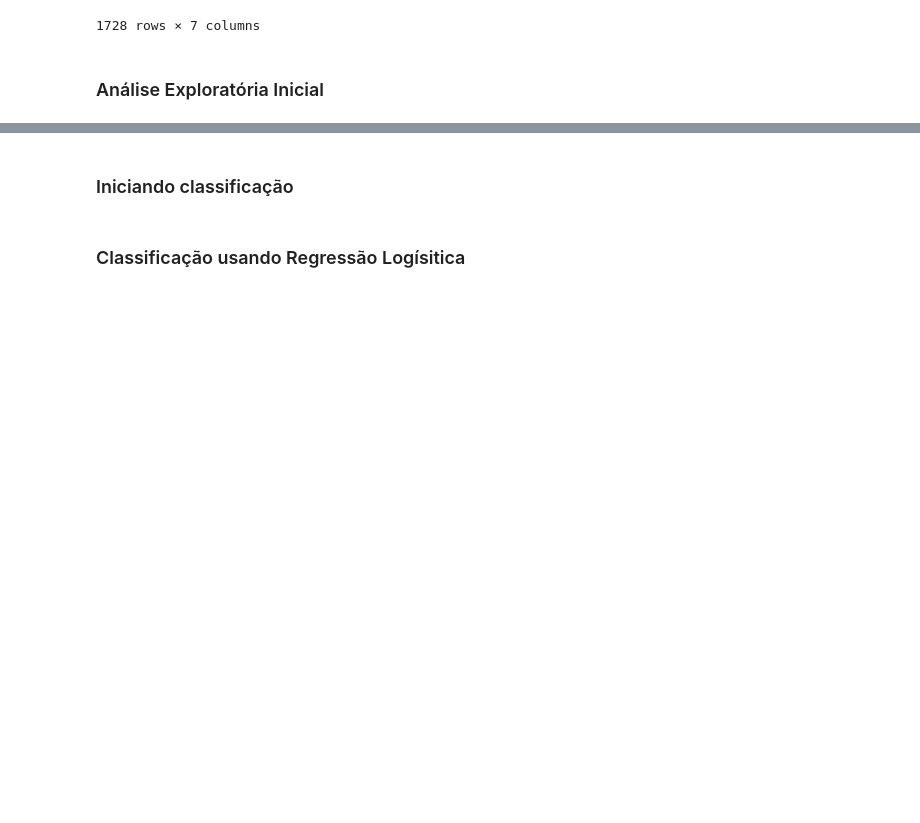
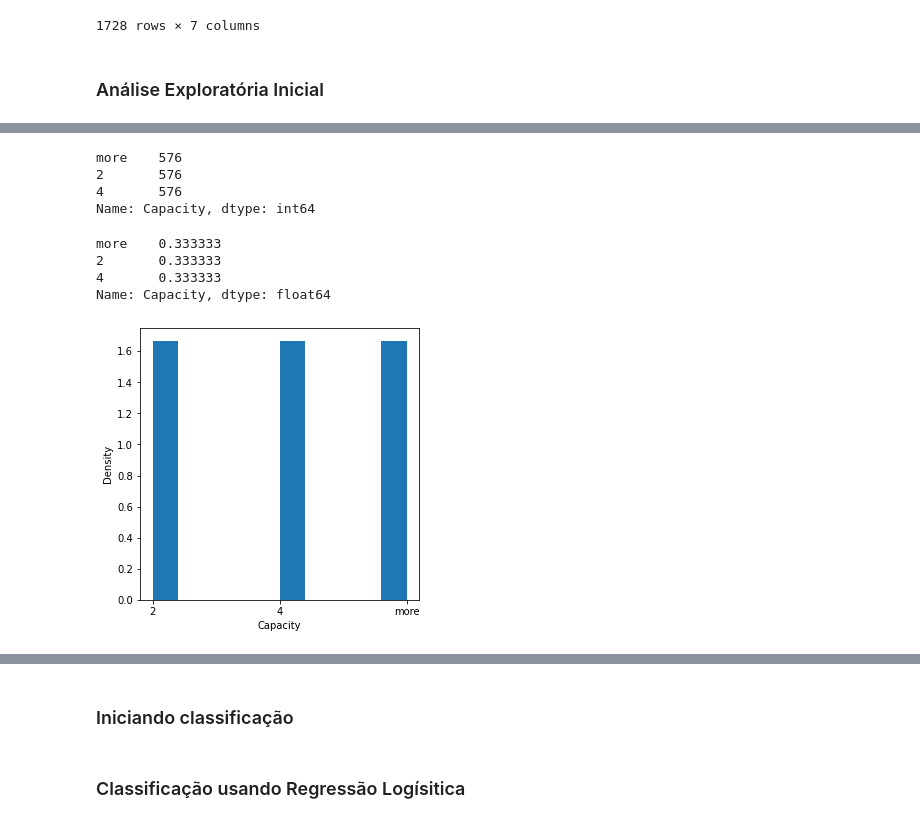
Before and after one commit to josermf2/Projeto2_CDADOS, a Jupyter notebook: Projeto_2_Eduardo_Fabio_Jose_Lucca_CDADOS.ipynb, the cells around one changed output, grey strips where cells are left out. Cells and saved outputs as stored; diff of their text form; code cells hidden in the pictures; blank space fills up the shorter version.

```diff
--- a/Projeto_2_Eduardo_Fabio_Jose_Lucca_CDADOS.ipynb
+++ b/Projeto_2_Eduardo_Fabio_Jose_Lucca_CDADOS.ipynb
@@ -220,0 +126,13 @@ Name: Car_acceptability, dtype: float64
+# %%
+#Capacity
+analise_exploratoria(capacity)
+# %% [output]
+more    576
+2       576
+4       576
+Name: Capacity, dtype: int64
+more    0.333333
+2       0.333333
+4       0.333333
+Name: Capacity, dtype: float64
+[figure, added]
```
Also changed, not shown: parts of 29 cells of this notebook.
